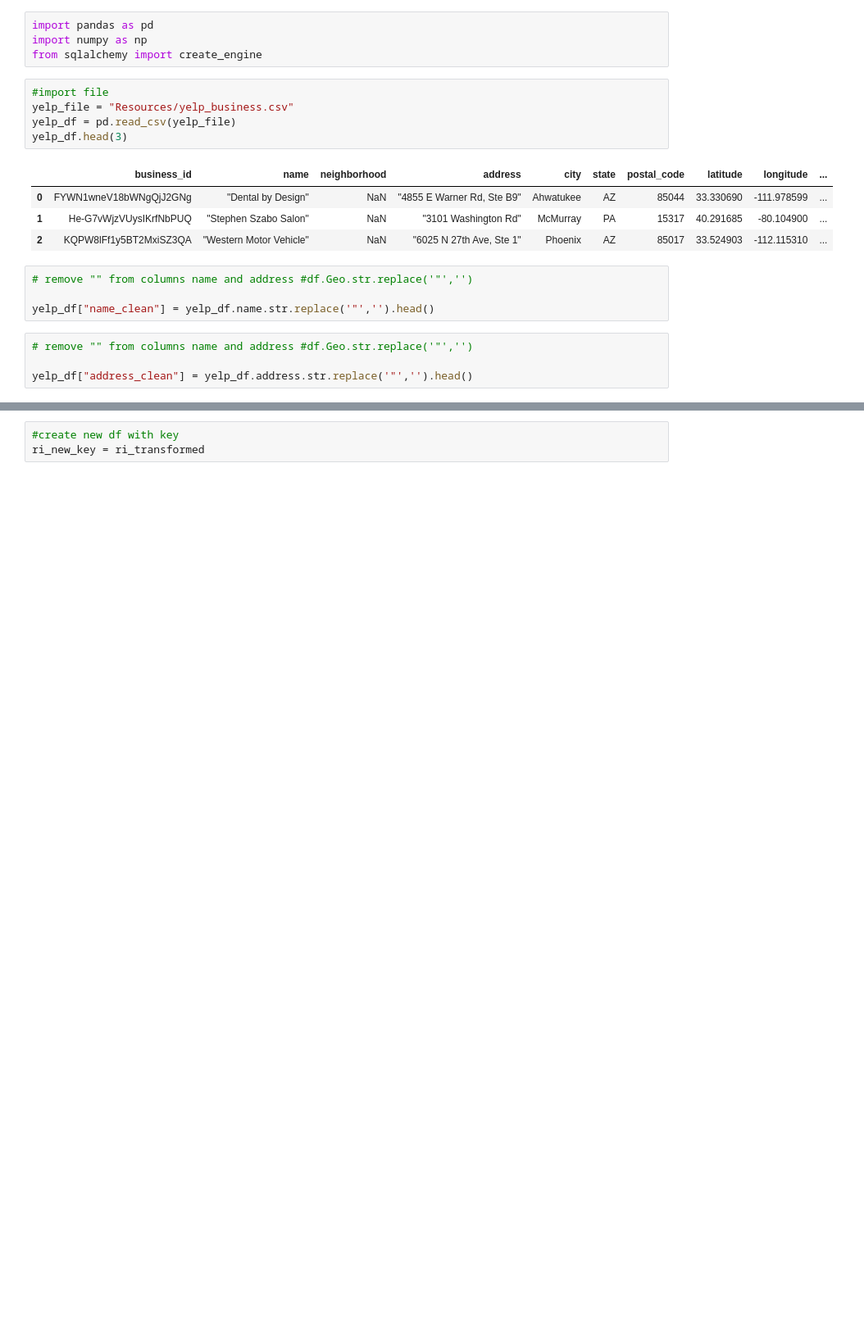
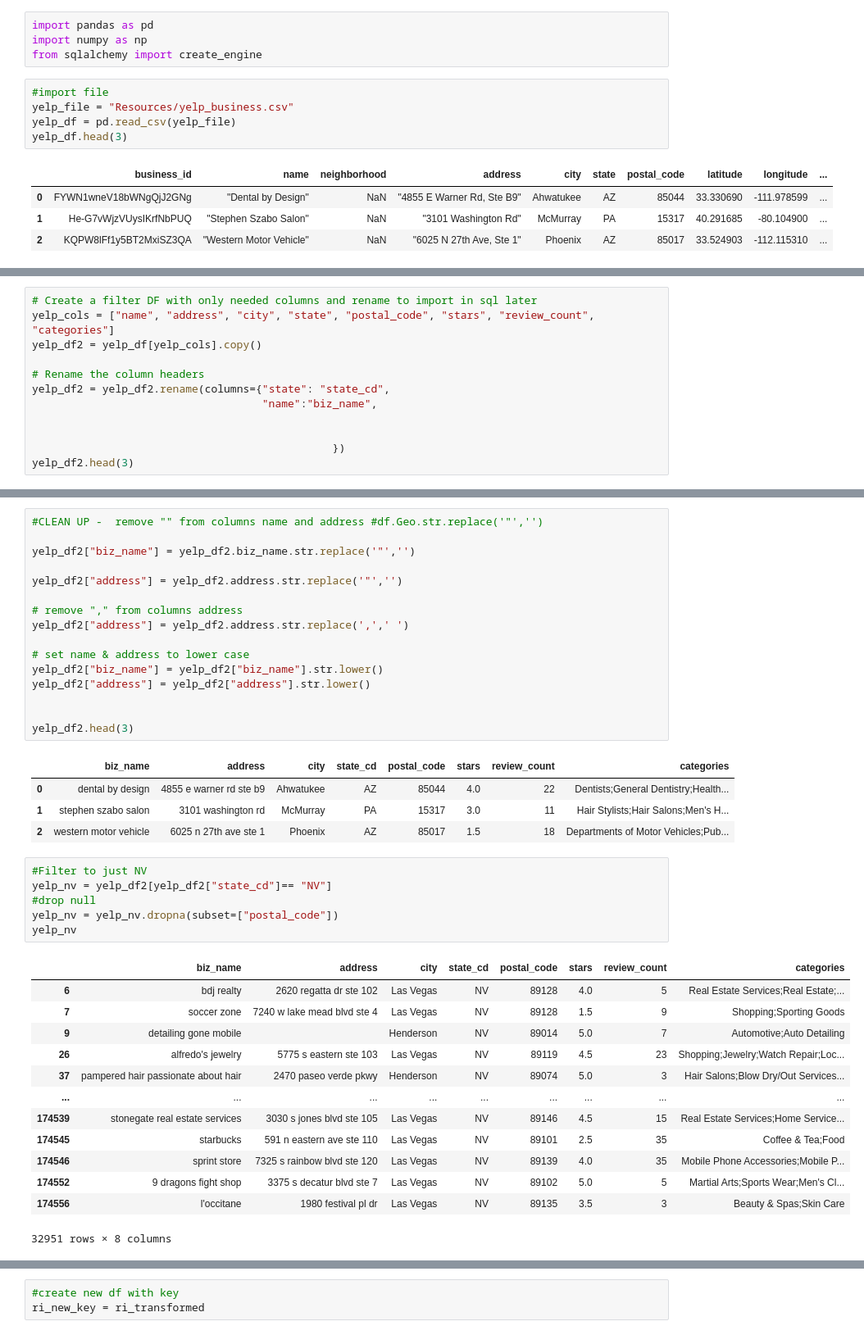
Before and after one commit to TVanEyck/ProjectETL, a Jupyter notebook: ETL/ETL_JA.ipynb, the cells around one changed output, grey strips where cells are left out. Shown at 82% size. Saved outputs shown, nothing was run; the diff lists cells and outputs as text; blank space fills up the shorter version.

Commit message:
SQL added, cleaned files, pandas code updated

```diff
--- a/ETL/ETL_JA.ipynb
+++ b/ETL/ETL_JA.ipynb
@@ -12,11 +12,3 @@ yelp_df.head(3)
 | 0 | FYWN1wneV18bWNgQjJ2GNg | "Dental by Design" | NaN | "4855 E Warner Rd, Ste B9" | Ahwatukee | AZ | 85044 | 33.330690 | -111.978599 | ... |
 | 1 | He-G7vWjzVUysIKrfNbPUQ | "Stephen Szabo Salon" | NaN | "3101 Washington Rd" | McMurray | PA | 15317 | 40.291685 | -80.104900 | ... |
 | 2 | KQPW8lFf1y5BT2MxiSZ3QA | "Western Motor Vehicle" | NaN | "6025 N 27th Ave, Ste 1" | Phoenix | AZ | 85017 | 33.524903 | -112.115310 | ... |
-# %%
-# remove "" from columns name and address #df.Geo.str.replace('"','')
-
-yelp_df["name_clean"] = yelp_df.name.str.replace('"','').head()
-# %%
-# remove "" from columns name and address #df.Geo.str.replace('"','')
-
-yelp_df["address_clean"] = yelp_df.address.str.replace('"','').head()
@@ -33,0 +15,12 @@ yelp_transformed.head(3)
+# %%
+# Create a filter DF with only needed columns and rename to import in sql later
+yelp_cols = ["name", "address", "city", "state", "postal_code", "stars", "review_count", "categories"]
+yelp_df2 = yelp_df[yelp_cols].copy()
+
+# Rename the column headers
+yelp_df2 = yelp_df2.rename(columns={"state": "state_cd",
+                                    "name":"biz_name",
+
+
+                                               })
+yelp_df2.head(3)
@@ -33,0 +32,41 @@ yelp_transformed.head(3)
+# %%
+#CLEAN UP -  remove "" from columns name and address #df.Geo.str.replace('"','')
+
+yelp_df2["biz_name"] = yelp_df2.biz_name.str.replace('"','')
+
+yelp_df2["address"] = yelp_df2.address.str.replace('"','')
+
+# remove "," from columns address
+yelp_df2["address"] = yelp_df2.address.str.replace(',',' ')
+
+# set name & address to lower case
+yelp_df2["biz_name"] = yelp_df2["biz_name"].str.lower()
+yelp_df2["address"] = yelp_df2["address"].str.lower()
+
+
+yelp_df2.head(3)
+# %% [output]
+|  | biz_name | address | city | state_cd | postal_code | stars | review_count | categories |
+| 0 | dental by design | 4855 e warner rd ste b9 | Ahwatukee | AZ | 85044 | 4.0 | 22 | Dentists;General Dentistry;Health... |
+| 1 | stephen szabo salon | 3101 washington rd | McMurray | PA | 15317 | 3.0 | 11 | Hair Stylists;Hair Salons;Men's H... |
+| 2 | western motor vehicle | 6025 n 27th ave ste 1 | Phoenix | AZ | 85017 | 1.5 | 18 | Departments of Motor Vehicles;Pub... |
+# %%
+#Filter to just NV
+yelp_nv = yelp_df2[yelp_df2["state_cd"]== "NV"]
+#drop null
+yelp_nv = yelp_nv.dropna(subset=["postal_code"])
+yelp_nv
+# %% [output]
+|  | biz_name | address | city | state_cd | postal_code | stars | review_count | categories |
+| 6 | bdj realty | 2620 regatta dr ste 102 | Las Vegas | NV | 89128 | 4.0 | 5 | Real Estate Services;Real Estate;... |
+| 7 | soccer zone | 7240 w lake mead blvd ste 4 | Las Vegas | NV | 89128 | 1.5 | 9 | Shopping;Sporting Goods |
+| 9 | detailing gone mobile |  | Henderson | NV | 89014 | 5.0 | 7 | Automotive;Auto Detailing |
+| 26 | alfredo's jewelry | 5775 s eastern ste 103 | Las Vegas | NV | 89119 | 4.5 | 23 | Shopping;Jewelry;Watch Repair;Loc... |
+| 37 | pampered hair passionate about hair | 2470 paseo verde pkwy | Henderson | NV | 89074 | 5.0 | 3 | Hair Salons;Blow Dry/Out Services... |
+| ... | ... | ... | ... | ... | ... | ... | ... | ... |
+| 174539 | stonegate real estate services | 3030 s jones blvd ste 105 | Las Vegas | NV | 89146 | 4.5 | 15 | Real Estate Services;Home Service... |
+| 174545 | starbucks | 591 n eastern ave ste 110 | Las Vegas | NV | 89101 | 2.5 | 35 | Coffee & Tea;Food |
+| 174546 | sprint store | 7325 s rainbow blvd ste 120 | Las Vegas | NV | 89139 | 4.0 | 35 | Mobile Phone Accessories;Mobile P... |
+| 174552 | 9 dragons fight shop | 3375 s decatur blvd ste 7 | Las Vegas | NV | 89102 | 5.0 | 5 | Martial Arts;Sports Wear;Men's Cl... |
+| 174556 | l'occitane | 1980 festival pl dr | Las Vegas | NV | 89135 | 3.5 | 3 | Beauty & Spas;Skin Care |
+32951 rows × 8 columns
```
Also changed, not shown: parts of 16 cells of this notebook, 3 other files.
